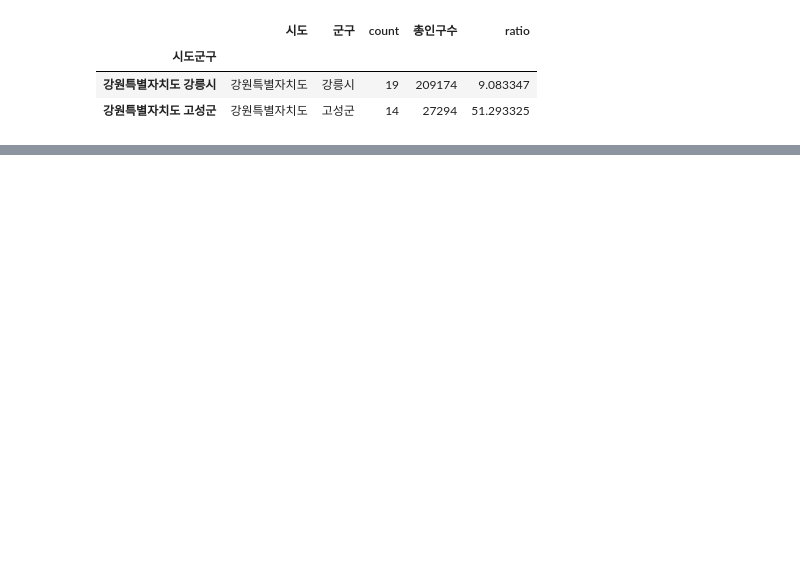
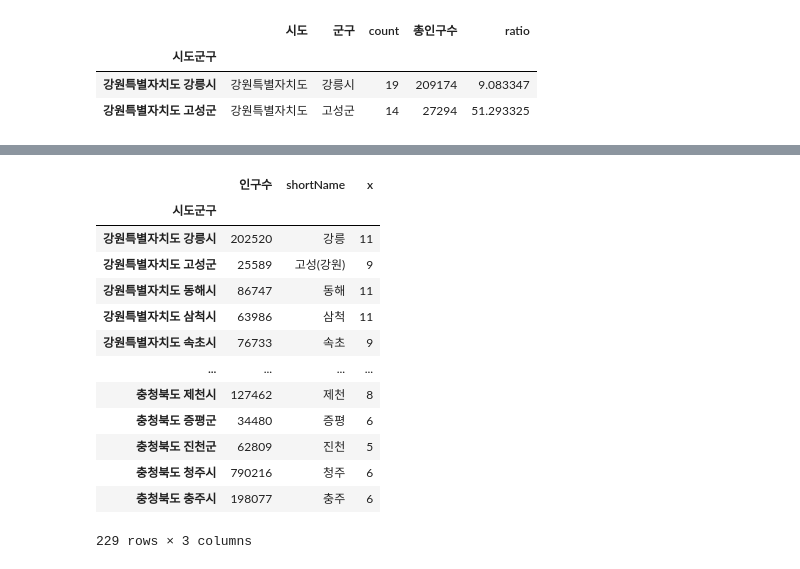
Before and after one commit to helen-cho/python, a Jupyter notebook: 04.데이터시각화/프로젝트/06.행정구역/03.블럭맵.ipynb, the cells around one changed output, grey strips where cells are left out. Cells and saved outputs as stored; diff of their text form; code cells hidden in the pictures; blank space fills up the shorter version.

```diff
--- a/04.데이터시각화/프로젝트/06.행정구역/03.블럭맵.ipynb
+++ b/04.데이터시각화/프로젝트/06.행정구역/03.블럭맵.ipynb
@@ -146,0 +152,20 @@ ValueError: Index contains duplicate entries, cannot reshape
+# %%
+local = data_draw_korea_population_all.copy()
+cols = list(local.columns)
+local = local[[cols[0]] + cols[1:3]]
+local
+# %% [output]
+|  | 인구수 | shortName | x |
+| 시도군구 |  |  |  |
+| 강원특별자치도 강릉시 | 202520 | 강릉 | 11 |
+| 강원특별자치도 고성군 | 25589 | 고성(강원) | 9 |
+| 강원특별자치도 동해시 | 86747 | 동해 | 11 |
+| 강원특별자치도 삼척시 | 63986 | 삼척 | 11 |
+| 강원특별자치도 속초시 | 76733 | 속초 | 9 |
+| ... | ... | ... | ... |
+| 충청북도 제천시 | 127462 | 제천 | 8 |
+| 충청북도 증평군 | 34480 | 증평 | 6 |
+| 충청북도 진천군 | 62809 | 진천 | 5 |
+| 충청북도 청주시 | 790216 | 청주 | 6 |
+| 충청북도 충주시 | 198077 | 충주 | 6 |
+229 rows × 3 columns
```
Also changed, not shown: parts of 5 cells of this notebook, 1 other file.
